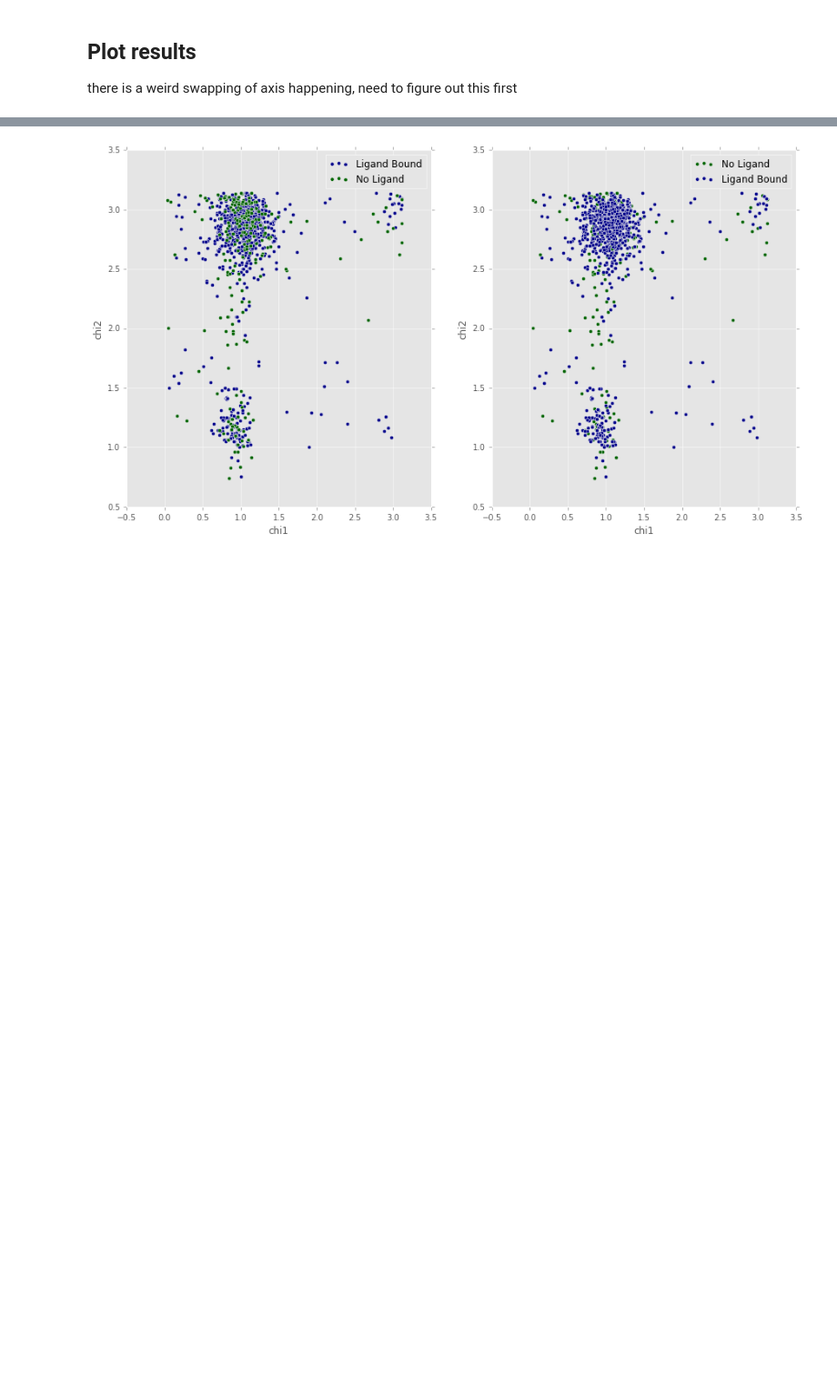
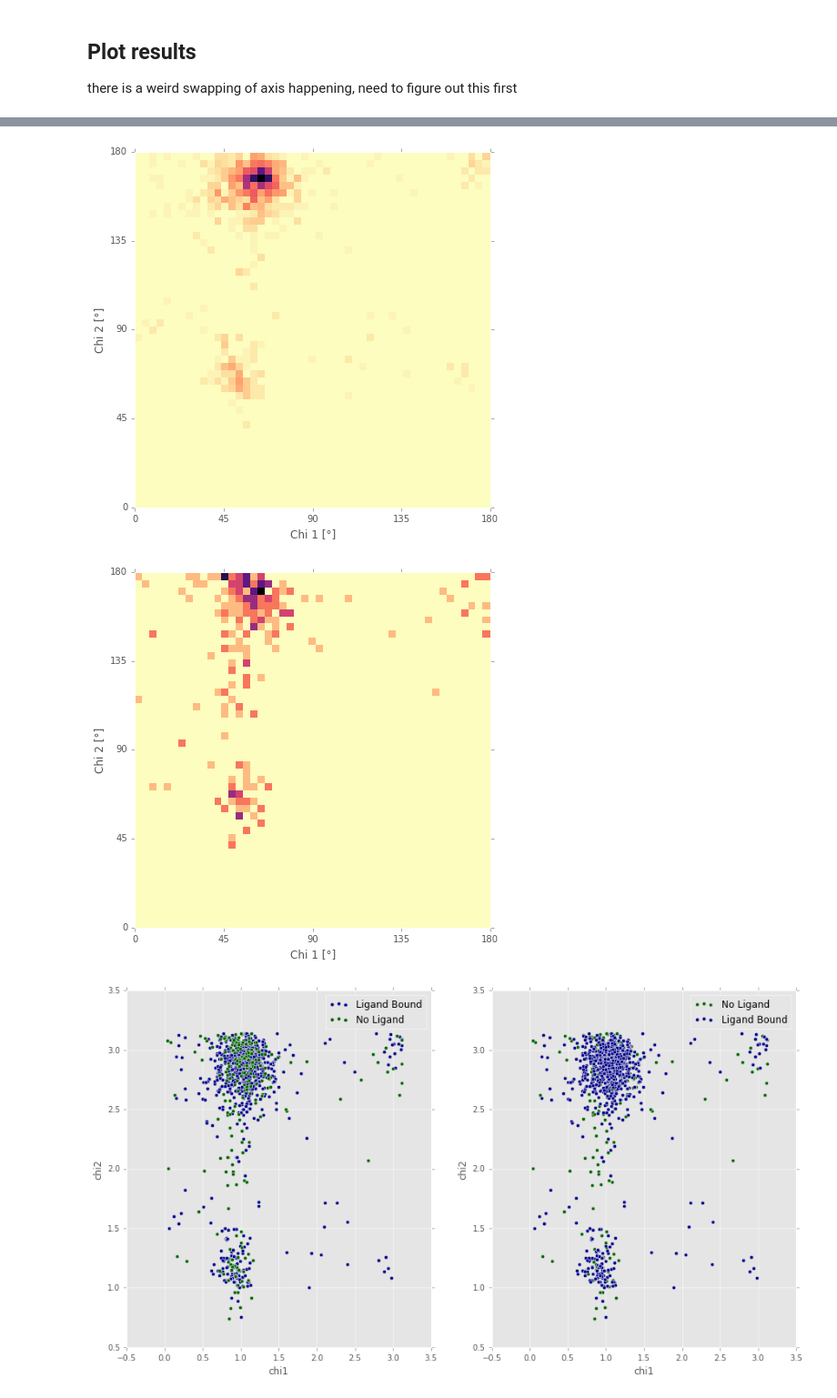
Before and after one commit to cardboard-king/KinStruct, a Jupyter notebook: scripting.ipynb, the cells around one changed output, grey strips where cells are left out. Shown at 91% size. Cells and saved outputs as stored; diff of their text form; code cells hidden in the pictures; blank space fills up the shorter version.

```diff
--- a/scripting.ipynb
+++ b/scripting.ipynb
@@ -216,3 +253,32 @@ there is a weird swapping of axis happening, need to figure out this first
+# %%
+
+
+ticks = np.linspace(0,180,5)
+tickLocator = mpl.ticker.FixedLocator(ticks)
+
+fig = plt.figure(figsize = (7,7),dpi = 300)
+
+ax1 = fig.add_subplot(111)
+ax1.pcolormesh(X,Y,H1,cmap='magma_r')
+ax1.xaxis.set_major_locator(copy.copy(tickLocator))
+ax1.yaxis.set_major_locator(copy.copy(tickLocator))
+ax1.xaxis.set_label_text(u"Chi 1 [°]")
+ax1.yaxis.set_label_text(u"Chi 2 [°]")
+plt.grid(b=True, which='major', color='0.65', linestyle='-')
+
+
+fig = plt.figure(figsize = (7,7),dpi = 300)
+ax2 = fig.add_subplot(111)
+ax2.pcolormesh(X,Y,H2,cmap='magma_r')
+ax2.xaxis.set_major_locator(copy.copy(tickLocator))
+ax2.yaxis.set_major_locator(copy.copy(tickLocator))
+ax2.xaxis.set_label_text(u"Chi 1 [°]")
+ax2.yaxis.set_label_text(u"Chi 2 [°]")
+
+plt.show()
+# %% [output]
+[figure, added]
+[figure, added]
 # %%
 
 fig = plt.figure(figsize = (15,8),dpi = 600)
```
Also changed, not shown: parts of 2 cells of this notebook.
